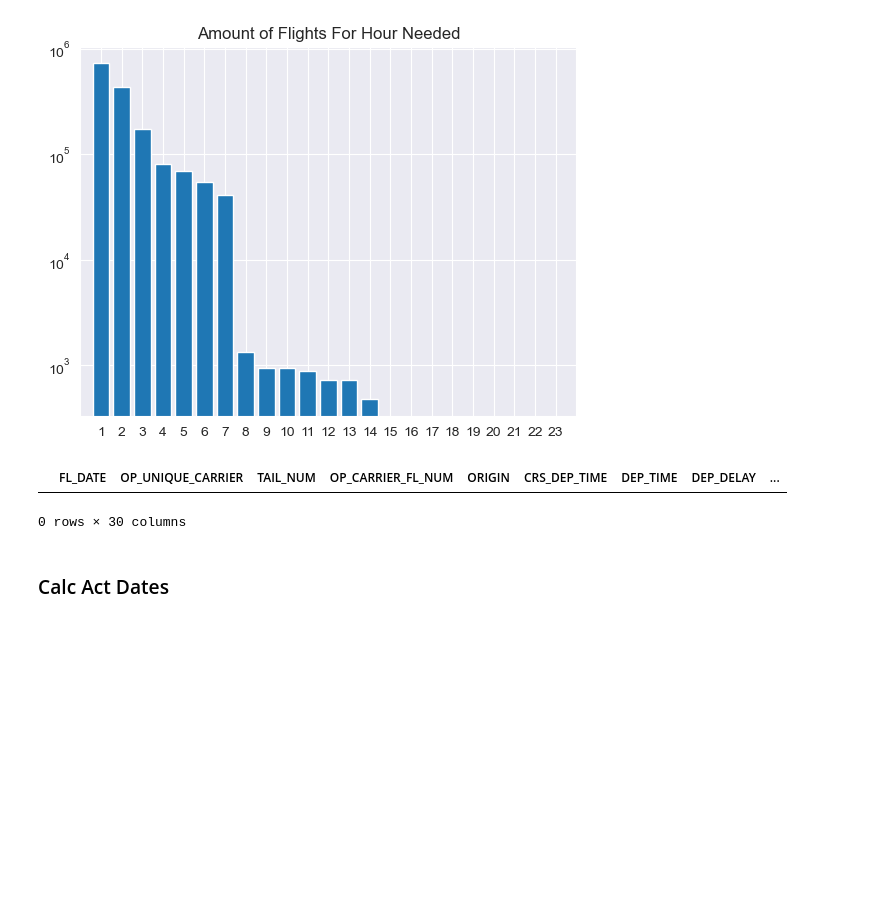
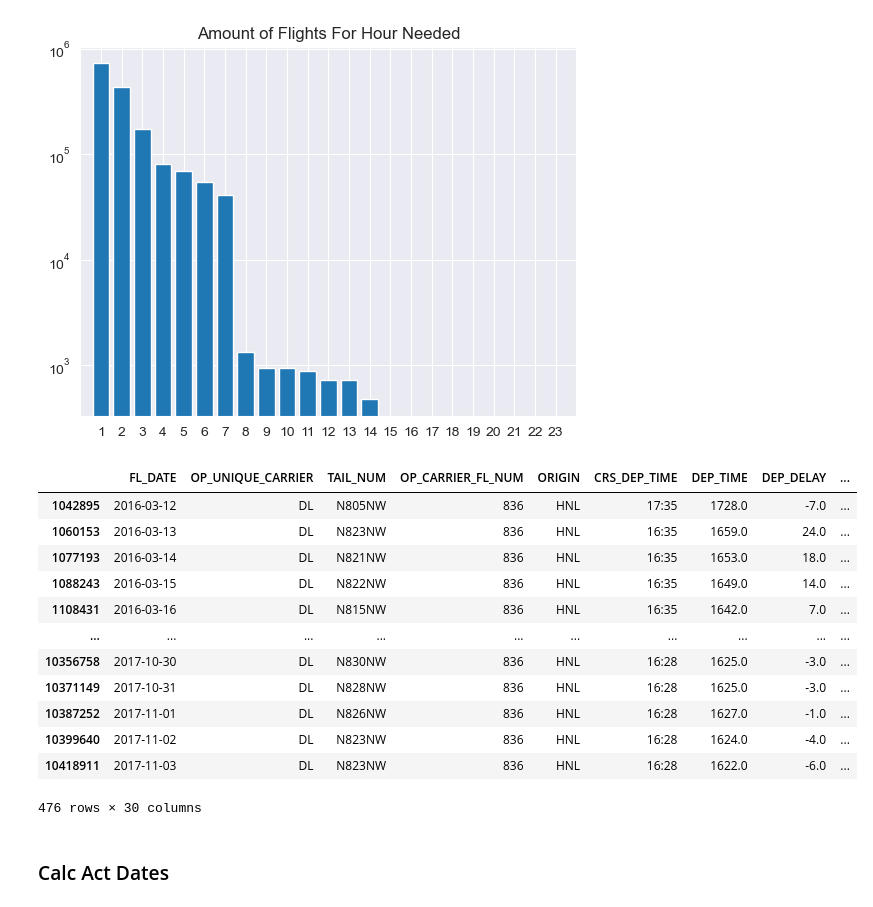
Before and after one commit to chrigHub/PertubationThesis, a Jupyter notebook: main/preparation/01_flight_prep.ipynb, the cells around one changed output. Cells and saved outputs as stored; diff of their text form; code cells hidden in the pictures; blank space fills up the shorter version.

```diff
--- a/main/preparation/01_flight_prep.ipynb
+++ b/main/preparation/01_flight_prep.ipynb
@@ -709,10 +718,21 @@ plt.show()
 # %% [output]
 [figure]
 # %%
-atl_flights[(atl_flights["CRS_ELAPSED_TIME"] + atl_flights["TIMEZONE_DELTA"] * -60) > 15*60]
+atl_flights[(atl_flights["CRS_ELAPSED_TIME"] + atl_flights["TIMEZONE_DELTA"] * -60) > 14*60]
 # %% [output]
 |  | FL_DATE | OP_UNIQUE_CARRIER | TAIL_NUM | OP_CARRIER_FL_NUM | ORIGIN | CRS_DEP_TIME | DEP_TIME | DEP_DELAY | ... |
+| 1042895 | 2016-03-12 | DL | N805NW | 836 | HNL | 17:35 | 1728.0 | -7.0 | ... |
+| 1060153 | 2016-03-13 | DL | N823NW | 836 | HNL | 16:35 | 1659.0 | 24.0 | ... |
+| 1077193 | 2016-03-14 | DL | N821NW | 836 | HNL | 16:35 | 1653.0 | 18.0 | ... |
+| 1088243 | 2016-03-15 | DL | N822NW | 836 | HNL | 16:35 | 1649.0 | 14.0 | ... |
+| 1108431 | 2016-03-16 | DL | N815NW | 836 | HNL | 16:35 | 1642.0 | 7.0 | ... |
+| ... | ... | ... | ... | ... | ... | ... | ... | ... | ... |
+| 10356758 | 2017-10-30 | DL | N830NW | 836 | HNL | 16:28 | 1625.0 | -3.0 | ... |
+| 10371149 | 2017-10-31 | DL | N828NW | 836 | HNL | 16:28 | 1625.0 | -3.0 | ... |
+| 10387252 | 2017-11-01 | DL | N826NW | 836 | HNL | 16:28 | 1627.0 | -1.0 | ... |
+| 10399640 | 2017-11-02 | DL | N823NW | 836 | HNL | 16:28 | 1624.0 | -4.0 | ... |
+| 10418911 | 2017-11-03 | DL | N823NW | 836 | HNL | 16:28 | 1622.0 | -6.0 | ... |
-0 rows × 30 columns
+476 rows × 30 columns
 # %% [markdown]
 ### Calc Act Dates
 # %%
```
Also changed, not shown: parts of 4 cells of this notebook, 36 other files.
